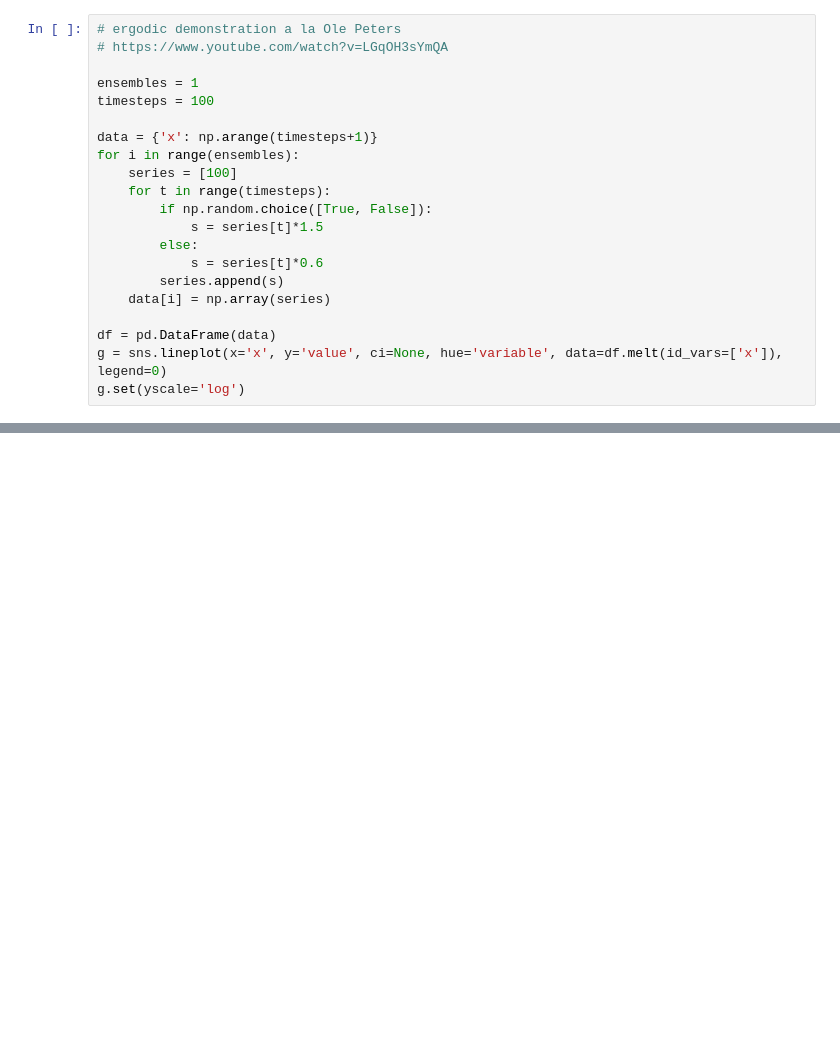
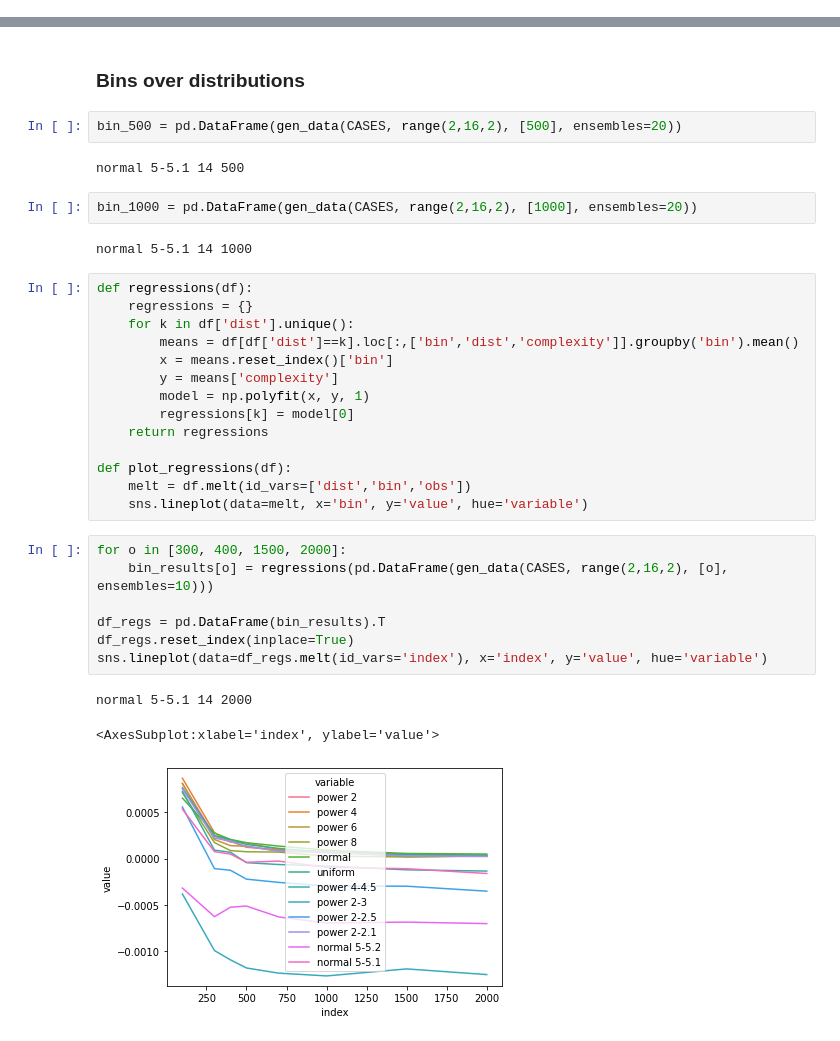
Before and after one commit to timjdavey/incoherence, a Jupyter notebook: notebooks/Comparison ChiSquare LIVE.ipynb, the cells around one changed output, grey strips where cells are left out. Saved outputs shown, nothing was run; the diff lists cells and outputs as text; blank space fills up the shorter version.

Commit message:
benchmarking against chisquare (solid for 2 ensembles, now working on 20)

```diff
--- a/notebooks/Comparison ChiSquare LIVE.ipynb
+++ b/notebooks/Comparison ChiSquare LIVE.ipynb
@@ -318,21 +0,0 @@ for d, b in enumerate(bins):
-# %%
-# ergodic demonstration a la Ole Peters
-# https://www.youtube.com/watch?v=LGqOH3sYmQA
-
-ensembles = 1
-timesteps = 100
-
-data = {'x': np.arange(timesteps+1)}
-for i in range(ensembles):
-    series = [100]
-    for t in range(timesteps):
-        if np.random.choice([True, False]):
-            s = series[t]*1.5
-        else:
-            s = series[t]*0.6
-        series.append(s)
-    data[i] = np.array(series)
-
-df = pd.DataFrame(data)
-g = sns.lineplot(x='x', y='value', ci=None, hue='variable', data=df.melt(id_vars=['x']), legend=0)
-g.set(yscale='log')
@@ -430,0 +191,35 @@ plot(df, ['power 2', 'normal', 'power 2-3', 'normal 5-5.2'])
+# %% [markdown]
+### Bins over distributions
+# %%
+bin_500 = pd.DataFrame(gen_data(CASES, range(2,16,2), [500], ensembles=20))
+# %% [output]
+normal 5-5.1 14 500
+# %%
+bin_1000 = pd.DataFrame(gen_data(CASES, range(2,16,2), [1000], ensembles=20))
+# %% [output]
+normal 5-5.1 14 1000
+# %%
+def regressions(df):
+    regressions = {}
+    for k in df['dist'].unique():
+        means = df[df['dist']==k].loc[:,['bin','dist','complexity']].groupby('bin').mean()
+        x = means.reset_index()['bin']
+        y = means['complexity']
+        model = np.polyfit(x, y, 1)
+        regressions[k] = model[0]
+    return regressions
+
+def plot_regressions(df):
+    melt = df.melt(id_vars=['dist','bin','obs'])
+    sns.lineplot(data=melt, x='bin', y='value', hue='variable')
+# %%
+for o in [300, 400, 1500, 2000]:
+    bin_results[o] = regressions(pd.DataFrame(gen_data(CASES, range(2,16,2), [o], ensembles=10)))
+
+df_regs = pd.DataFrame(bin_results).T
+df_regs.reset_index(inplace=True)
+sns.lineplot(data=df_regs.melt(id_vars='index'), x='index', y='value', hue='variable')
+# %% [output]
+normal 5-5.1 14 2000
+<AxesSubplot:xlabel='index', ylabel='value'>
+[figure, added]
```
Also changed, not shown: parts of 37 cells of this notebook, 2 other files.
